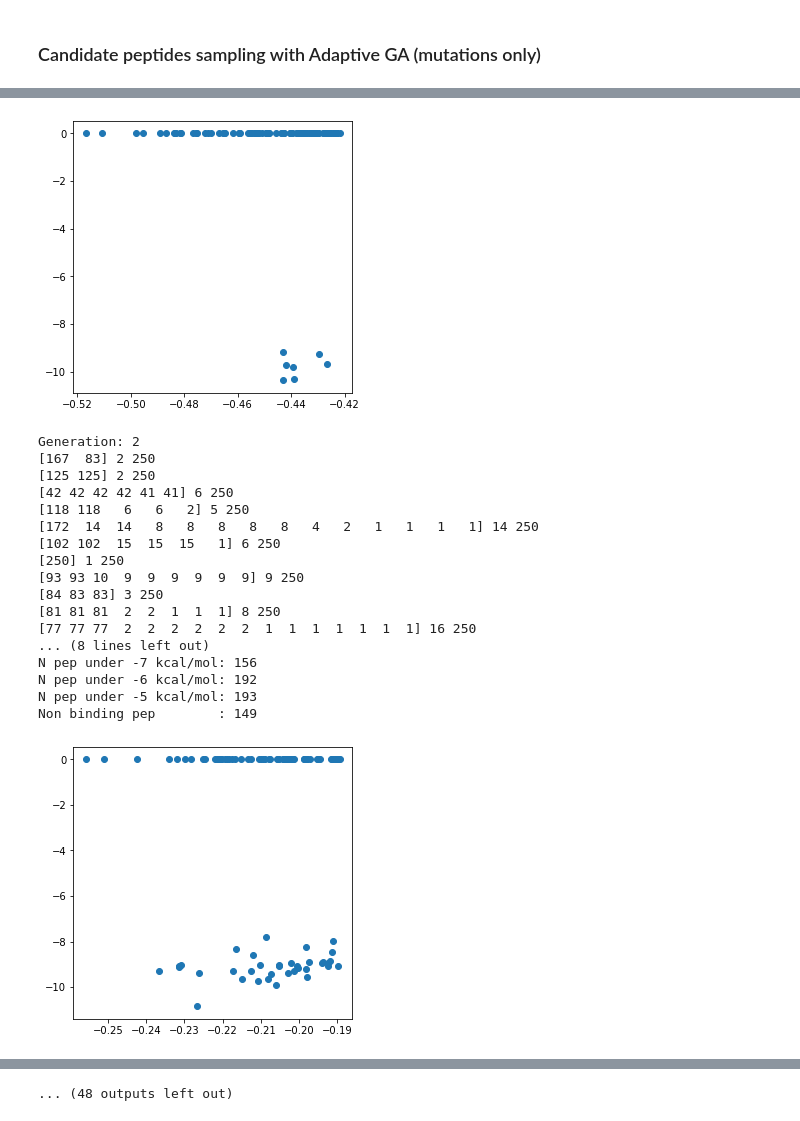
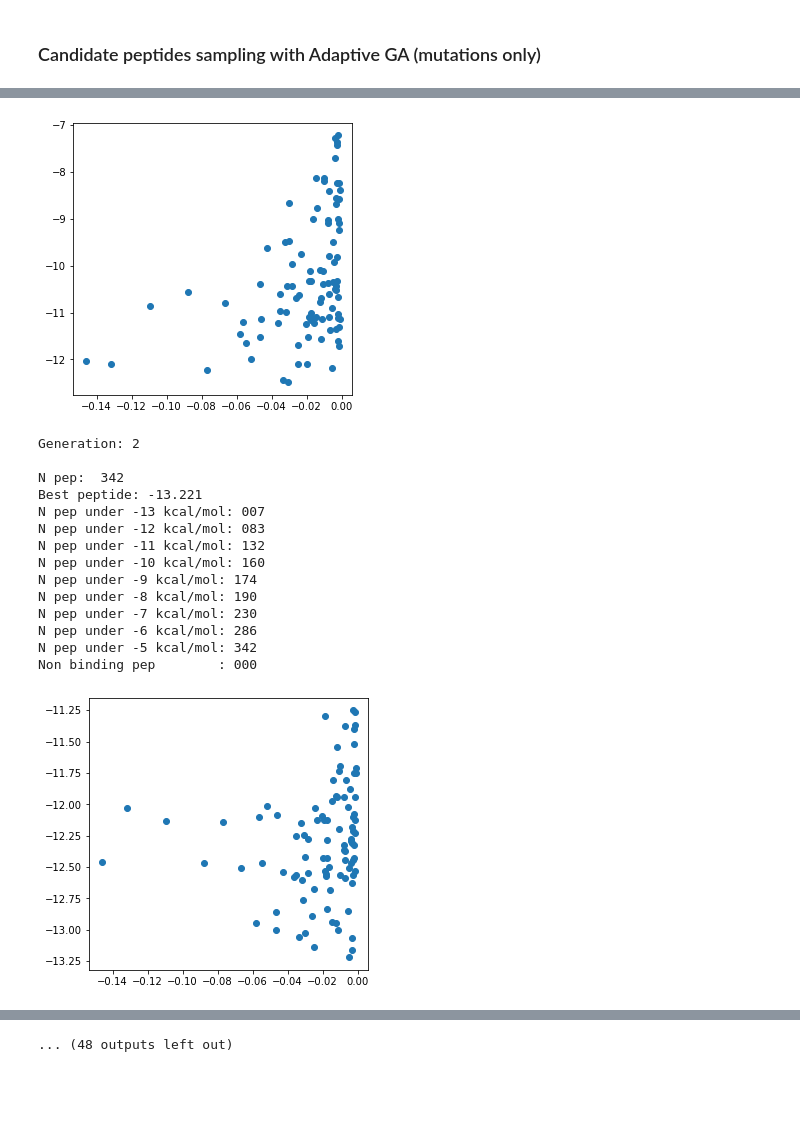
Before and after one commit to jeeberhardt/mobius, a Jupyter notebook: data/helm_ga/Untitled1.ipynb, the cells around one changed output, grey strips where cells are left out. Saved outputs shown, nothing was run; the diff lists cells and outputs as text; code cells hidden in the pictures; blank space fills up the shorter version.

Commit message:
finished local GA optimization!

```diff
--- a/data/helm_ga/Untitled1.ipynb
+++ b/data/helm_ga/Untitled1.ipynb
@@ -252,10 +252,7 @@ def predict_peptide_affinity_binding(sequences, pssm, reg, cutoff=-5.0):
         score = 0
 
         for i, aa in enumerate(sequence):
-            if pssm.loc[aa][i + 1] >= 0.1:
-                score += 999
-            else:
-                score += pssm.loc[aa][i + 1]
+            score += pssm.loc[aa][i + 1]
 
         scores.append(score)
 
@@ -276,7 +273,7 @@ def generate_random_peptides(n_peptides, peptide_length, pssm, reg, energy_bound
         if energy_bounds[0] <= s <= energy_bounds[1]:
             random_peptides.append(p)
             random_peptide_scores.append(s)
-            print(len(random_peptides))
+            #print(len(random_peptides))
 
         if len(random_peptides) == n_peptides:
             break
@@ -1364,8 +1329,13 @@ for aa in similarity_matrix:
 
 probability_matrix = np.array(probability_matrix)
 # %%
-custom_candidate_fps3 = []
-custom_candidate_y3 = []
+custom_candidate_fps5 = []
+custom_candidate_y5 = []
+
+NGEN = 3
+NIND = 250
+NCAN = 96
+SIGMA = 0.2
 
 for i in range(10):
     print('Run: %s' % (i + 1))
@@ -1381,26 +1351,28 @@ for i in range(10):
     candidate_scores = list(random_peptide_scores)
 
     print('\n\n')
-
     print('Init.')
     print('N pep: ', X_fps_exp.shape[0])
     print('Best peptide: %.3f' % y_exp.min())
-    for n in [-12, -11, -10, -9, -8, -7, -6, -5]:
+    for n in [-13, -12, -11, -10, -9, -8, -7, -6, -5]:
         print('N pep under %d kcal/mol: %03d' % (n, y_exp[y_exp < n].shape[0]))
     print('Non binding pep        : %03d' % (y_exp[y_exp == 0.].shape[0]))
-
     print('\n\n')
 
     for j in range(3):
         print('Generation: %d' % (j + 1))
-        # Train GP model
+
+        # Fit GP model
         model = get_fitted_model(X_fps_exp, y_exp, kernel=TanimotoSimilarityKernel)
 
-        # Find new candidates
+        # Find new candidates (local GA optimization)
         #acq = AcqScoring(model, probability_of_improvement, y_exp, sequence_type='helm')
         acq = AcqScoring(model, expected_improvement, y_exp, sequence_type='helm')
-        candidate_sequences, candidates_acq = find_next_candidates_with_custom_GA2(acq, candidates, candidate_scores,
-                                                                                   monomer_aa1_lib, probability_matrix, greater_is_better=False)
+        lgao = LocalGAOptimization(acq, monomer_aa1_lib, probability_matrix, NGEN, NIND, SIGMA, greater_is_better=False)
+        lgao.run(candidates, candidate_scores)
+
+        # Take NCAN (96) best candidates found
+        candidate_sequences = lgao.candidates[:NCAN]
 
         # Get affinitiy binding values (MAKE TEST)
         candidate_sequences_fasta = [''.join(c.split('$')[0].split('{')[1].split('}')[0].split('.')) for c in candidate_sequences]
@@ -1417,23 +1389,20 @@ for i in range(10):
         print('')
         print('N pep: ', X_fps_exp.shape[0])
         print('Best peptide: %.3f' % y_exp.min())
-        for n in [-12, -11, -10, -9, -8,  -7, -6, -5]:
+        for n in [-13, -12, -11, -10, -9, -8,  -7, -6, -5]:
             print('N pep under %d kcal/mol: %03d' % (n, y_exp[y_exp < n].shape[0]))
         print('Non binding pep        : %03d' % (y_exp[y_exp == 0.].shape[0]))
 
         fig, ax = plt.subplots(figsize=(5, 5))
         ax.scatter(candidates_acq, y_candidates)
         plt.show()
-
         print('\n\n')
 
+    custom_candidate_fps5.append(X_fps_exp.detach().numpy())
+    custom_candidate_y5.append(y_exp.detach().numpy())
 
-    custom_candidate_fps3.append(X_fps_exp.detach().numpy())
-    custom_candidate_y3.append(y_exp.detach().numpy())
-
-
-custom_candidate_fps3 = np.array(custom_candidate_fps3)
-custom_candidate_y3 = np.array(custom_candidate_y3)
+custom_candidate_fps5 = np.array(custom_candidate_fps5)
+custom_candidate_y5 = np.array(custom_candidate_y5)
 # %% [output]
 Run: 1
 Exp dataset size: (150, 4096)
@@ -1455,20 +1424,17 @@ Non binding pep        : 089
-[figure, old version]
+[figure, new version]
 Generation: 2
-[167  83] 2 250
-[125 125] 2 250
-[42 42 42 42 41 41] 6 250
-[118 118   6   6   2] 5 250
-[172  14  14   8   8   8   8   8   4   2   1   1   1   1] 14 250
-[102 102  15  15  15   1] 6 250
-[250] 1 250
-[93 93 10  9  9  9  9  9  9] 9 250
-[84 83 83] 3 250
-[81 81 81  2  2  1  1  1] 8 250
-[77 77 77  2  2  2  2  2  2  1  1  1  1  1  1  1] 16 250
-... (8 lines left out)
-N pep under -7 kcal/mol: 156
-N pep under -6 kcal/mol: 192
-N pep under -5 kcal/mol: 193
-Non binding pep        : 149
+
+N pep:  342
+Best peptide: -13.221
+N pep under -13 kcal/mol: 007
+N pep under -12 kcal/mol: 083
+N pep under -11 kcal/mol: 132
+N pep under -10 kcal/mol: 160
+N pep under -9 kcal/mol: 174
+N pep under -8 kcal/mol: 190
+N pep under -7 kcal/mol: 230
+N pep under -6 kcal/mol: 286
+N pep under -5 kcal/mol: 342
+Non binding pep        : 000
-[figure, old version]
+[figure, new version]
 Generation: 3
```
Also changed, not shown: parts of 12 cells of this notebook, 7 other files.
